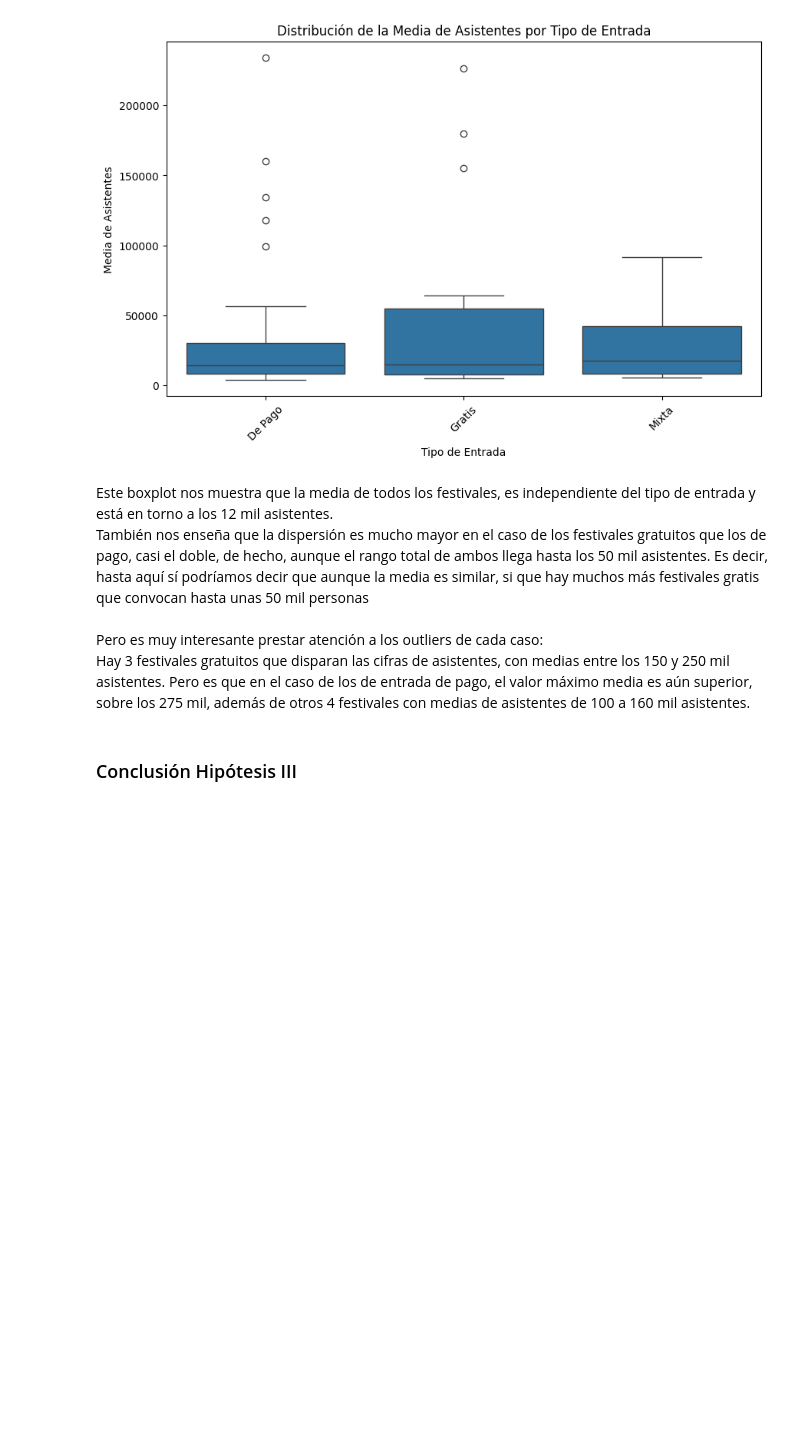
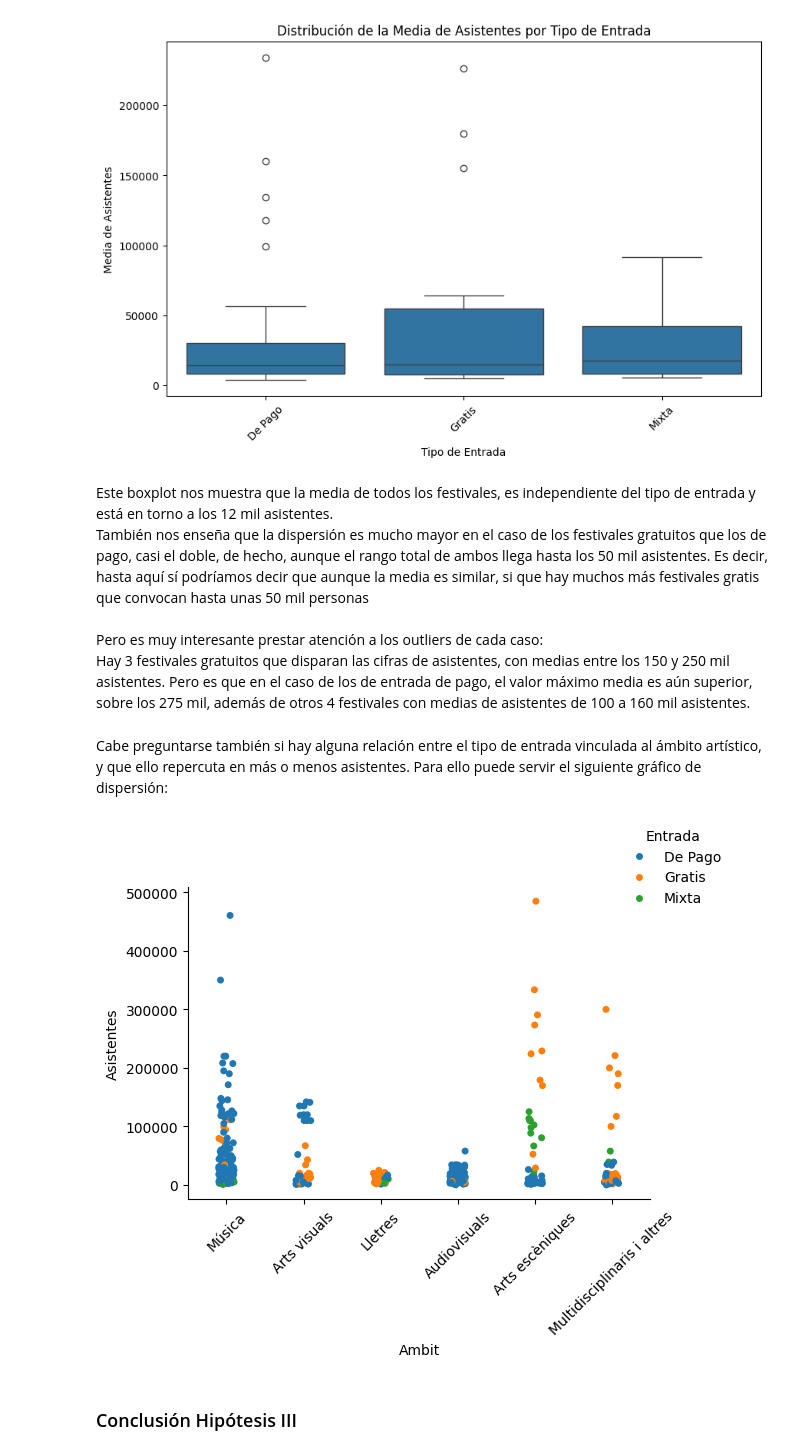
Before and after one commit to marosor/ONLINE_DS_THEBRIDGE_marosor, a Jupyter notebook: EDA/SRC/Memoria EDA.ipynb, the cells around one changed output. Saved outputs shown, nothing was run; the diff lists cells and outputs as text; code cells hidden in the pictures; blank space fills up the shorter version.

```diff
--- a/EDA/SRC/Memoria EDA.ipynb
+++ b/EDA/SRC/Memoria EDA.ipynb
@@ -449,6 +449,24 @@ Este boxplot nos muestra que la media de todos los festivales, es independiente
 También nos enseña que la dispersión es mucho mayor en el caso de los festivales gratuitos que los de pago, casi el doble, de hecho, aunque el rango total de ambos llega hasta los 50 mil asistentes. Es decir, hasta aquí sí podríamos decir que aunque la media es similar, si que hay muchos más festivales gratis que convocan hasta unas 50 mil personas<br><br>
 Pero es muy interesante prestar atención a los outliers de cada caso:<br>
 Hay 3 festivales gratuitos que disparan las cifras de asistentes, con medias entre los 150 y 250 mil asistentes. Pero es que en el caso de los de entrada de pago, el valor máximo media es aún superior, sobre los 275 mil, además de otros 4 festivales con medias de asistentes de 100 a 160 mil asistentes.
+# %% [markdown]
+Cabe preguntarse también si hay alguna relación entre el tipo de entrada vinculada al ámbito artístico, y que ello repercuta en más o menos asistentes. Para ello puede servir el siguiente gráfico de dispersión:
+# %%
+g = sns.catplot(x="Ambit", y="Asistentes", hue="Entrada", data=festivales_decada, kind="strip", height=5, aspect=1)  # Ajustamos 'height' y 'aspect' para cambiar la proporción del gráfico
+
+# Rotar las etiquetas del eje x para mejor visualización
+plt.xticks(rotation=45)
+
+# Ajustar la leyenda de forma manual si aún está en una posición problemática
+g._legend.set_bbox_to_anchor((1.05, 1))  # Mueve la leyenda fuera del área de trazado
+
+# Ajusta automáticamente los parámetros de subplots para dar espacio a las etiquetas
+plt.tight_layout()
+
+# Mostrar el gráfico
+plt.show()
+# %% [output]
+[figure, added]
 # %% [markdown]
 ### Conclusión Hipótesis III
 # %% [markdown]
```
Also changed, not shown: parts of 1 cell of this notebook, 2 other files.
